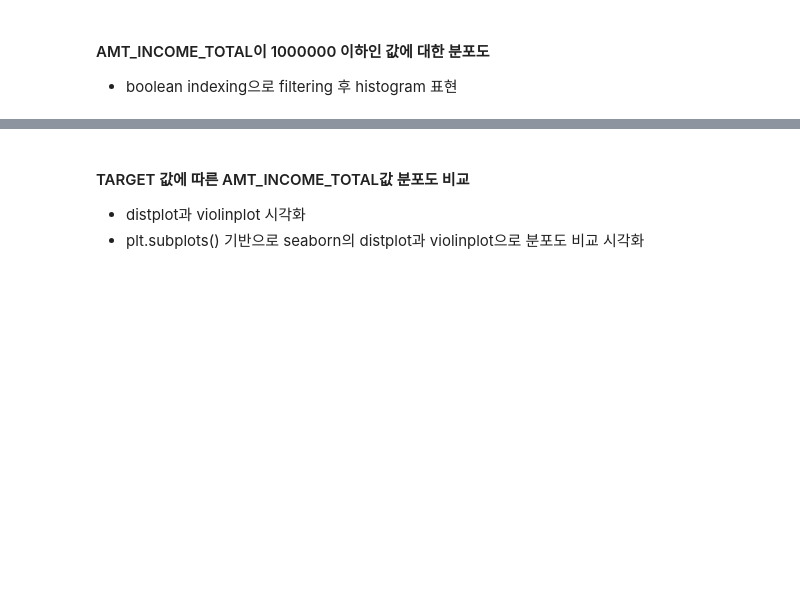
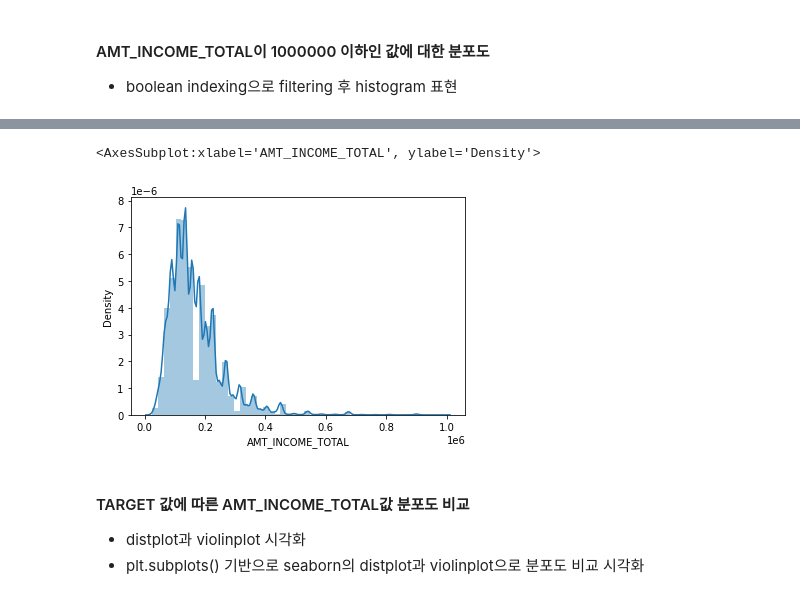
Before and after one commit to smallbee3/kaggle-advanced-ml, a Jupyter notebook: app_baseline_01_exercise.ipynb, the cells around one changed output, grey strips where cells are left out. Saved outputs shown, nothing was run; the diff lists cells and outputs as text; code cells hidden in the pictures; blank space fills up the shorter version.

```diff
--- a/app_baseline_01_exercise.ipynb
+++ b/app_baseline_01_exercise.ipynb
@@ -42,6 +96,9 @@ app_train[app_train['AMT_INCOME_TOTAL'] < 1000000]['AMT_INCOME_TOTAL'].hist()
 # %%
 # distplot으로 histogram 표현
-sns.distplot(app_train[app_train['AMT_CREDIT'] < 1000000]['AMT_CREDIT'])
+sns.distplot(app_train[app_train['AMT_INCOME_TOTAL'] < 1000000]['AMT_INCOME_TOTAL'])
+# %% [output]
+<AxesSubplot:xlabel='AMT_INCOME_TOTAL', ylabel='Density'>
+[figure, added]
 # %% [markdown]
 #### TARGET 값에 따른 AMT_INCOME_TOTAL값 분포도 비교
 * distplot과 violinplot 시각화
```
Also changed, not shown: parts of 54 cells of this notebook.
